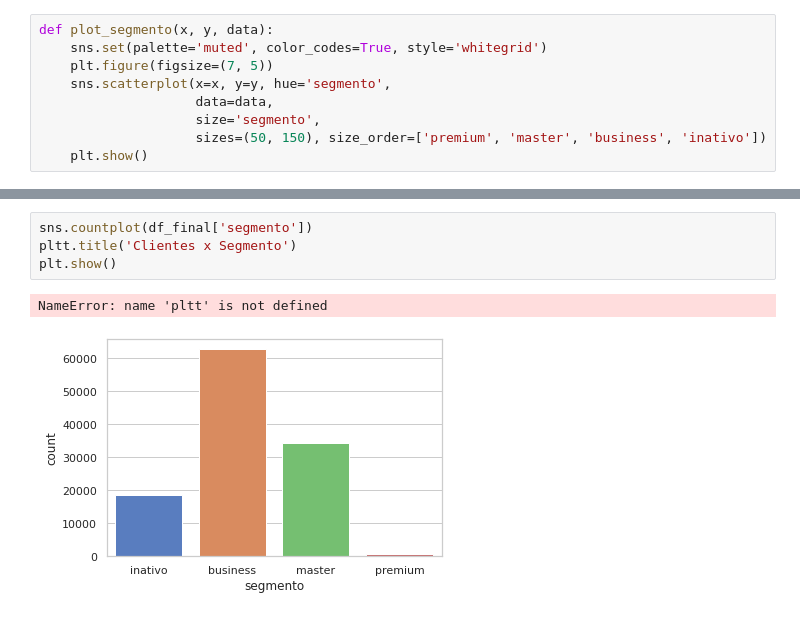
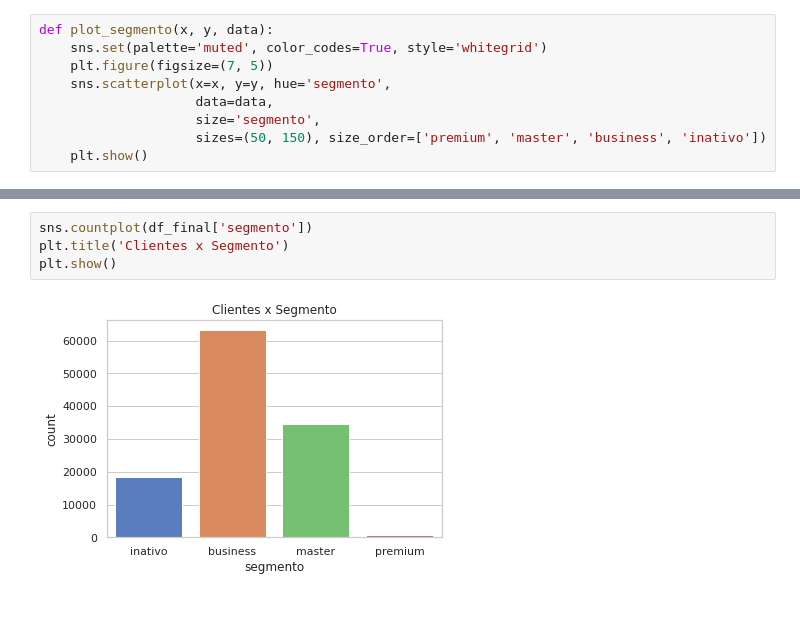
Before and after one commit to LilianeAquino/notebooks_cursos_alura, a Jupyter notebook: Clusterização de dados: Segmentação de clientes/clusterização_segmentação_clientes.ipynb, the cells around one changed output, grey strips where cells are left out. Saved outputs shown, nothing was run; the diff lists cells and outputs as text.

Commit message:
Segmentação clientes

```diff
--- a/Clusterização de dados: Segmentação de clientes/clusterização_segmentação_clientes.ipynb
+++ b/Clusterização de dados: Segmentação de clientes/clusterização_segmentação_clientes.ipynb
@@ -275,7 +275,6 @@ plot_segmento('recencia', 'receita', df_final)
 # %%
 sns.countplot(df_final['segmento'])
-pltt.title('Clientes x Segmento')
+plt.title('Clientes x Segmento')
 plt.show()
 # %% [output]
-NameError: name 'pltt' is not defined
-[figure, old version]
+[figure, new version]
```
Also changed, not shown: parts of 7 cells of this notebook, 1 other file.
